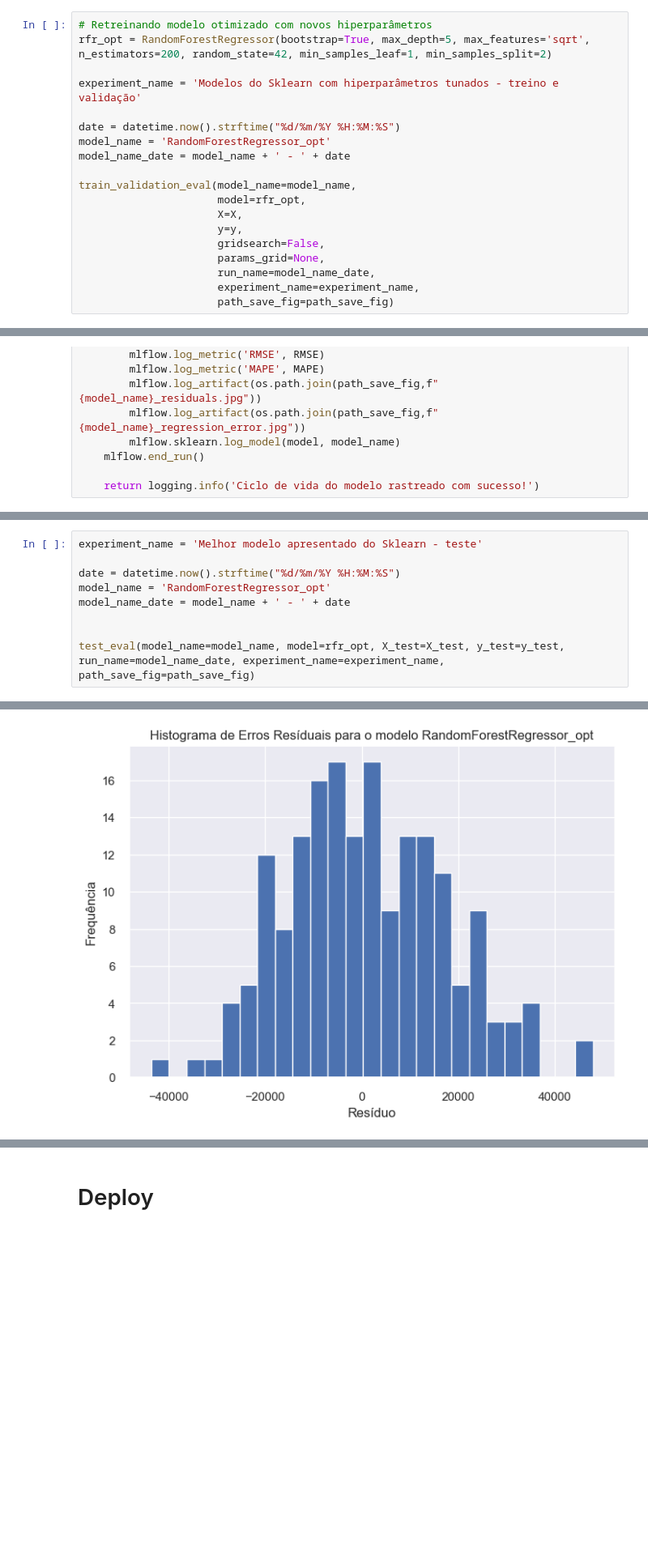
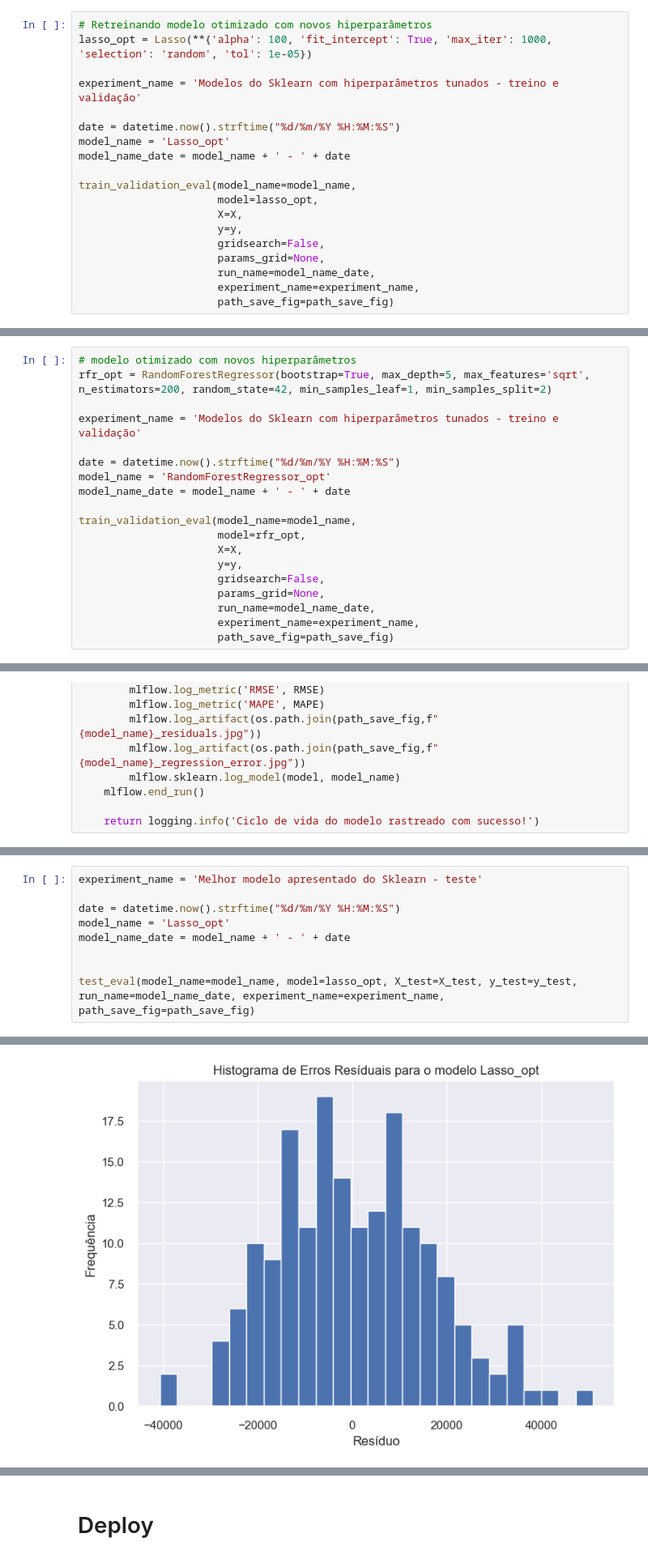
Before and after one commit to Eric-Oliveira-ds/Supermarket-store-sales-prediction, a Jupyter notebook: notebooks/Supermarket Store Sales Prediction.ipynb, the cells around one changed output, grey strips where cells are left out. Shown at 81% size. Cells and saved outputs as stored; diff of their text form; blank space fills up the shorter version.

```diff
--- a/notebooks/Supermarket Store Sales Prediction.ipynb
+++ b/notebooks/Supermarket Store Sales Prediction.ipynb
@@ -757,15 +760,15 @@ Melhor modelo: RandomForestRegressor(max_depth=5, max_features='sqrt', n_estimat
 # %%
 # Retreinando modelo otimizado com novos hiperparâmetros
-rfr_opt = RandomForestRegressor(bootstrap=True, max_depth=5, max_features='sqrt', n_estimators=200, random_state=42, min_samples_leaf=1, min_samples_split=2)
+lasso_opt = Lasso(**{'alpha': 100, 'fit_intercept': True, 'max_iter': 1000, 'selection': 'random', 'tol': 1e-05})
 
 experiment_name = 'Modelos do Sklearn com hiperparâmetros tunados - treino e validação'
 
 date = datetime.now().strftime("%d/%m/%Y %H:%M:%S")
-model_name = 'RandomForestRegressor_opt'
+model_name = 'Lasso_opt'
 model_name_date = model_name + ' - ' + date
 
 train_validation_eval(model_name=model_name,
-                      model=rfr_opt,
+                      model=lasso_opt,
                       X=X,
                       y=y,
                       gridsearch=False,
@@ -801,0 +901,19 @@ MAPE CV: 28.67%
+# %%
+# modelo otimizado com novos hiperparâmetros
+rfr_opt = RandomForestRegressor(bootstrap=True, max_depth=5, max_features='sqrt', n_estimators=200, random_state=42, min_samples_leaf=1, min_samples_split=2)
+
+experiment_name = 'Modelos do Sklearn com hiperparâmetros tunados - treino e validação'
+
+date = datetime.now().strftime("%d/%m/%Y %H:%M:%S")
+model_name = 'RandomForestRegressor_opt'
+model_name_date = model_name + ' - ' + date
+
+train_validation_eval(model_name=model_name,
+                      model=rfr_opt,
+                      X=X,
+                      y=y,
+                      gridsearch=False,
+                      params_grid=None,
+                      run_name=model_name_date,
+                      experiment_name=experiment_name,
+                      path_save_fig=path_save_fig)
@@ -930,9 +1069,9 @@ MAPE:   25.37%
 experiment_name = 'Melhor modelo apresentado do Sklearn - teste'
 
 date = datetime.now().strftime("%d/%m/%Y %H:%M:%S")
-model_name = 'RandomForestRegressor_opt'
+model_name = 'Lasso_opt'
 model_name_date = model_name + ' - ' + date
 
 
-test_eval(model_name=model_name, model=rfr_opt, X_test=X_test, y_test=y_test, run_name=model_name_date, experiment_name=experiment_name, path_save_fig=path_save_fig)
+test_eval(model_name=model_name, model=lasso_opt, X_test=X_test, y_test=y_test, run_name=model_name_date, experiment_name=experiment_name, path_save_fig=path_save_fig)
 # %% [output]
@@ -942 +1081 @@ test_eval(model_name=model_name, model=rfr_opt, X_test=X_test, y_test=y_test, ru
-[figure, old version]
+[figure, new version]
```
Also changed, not shown: parts of 32 cells of this notebook.
